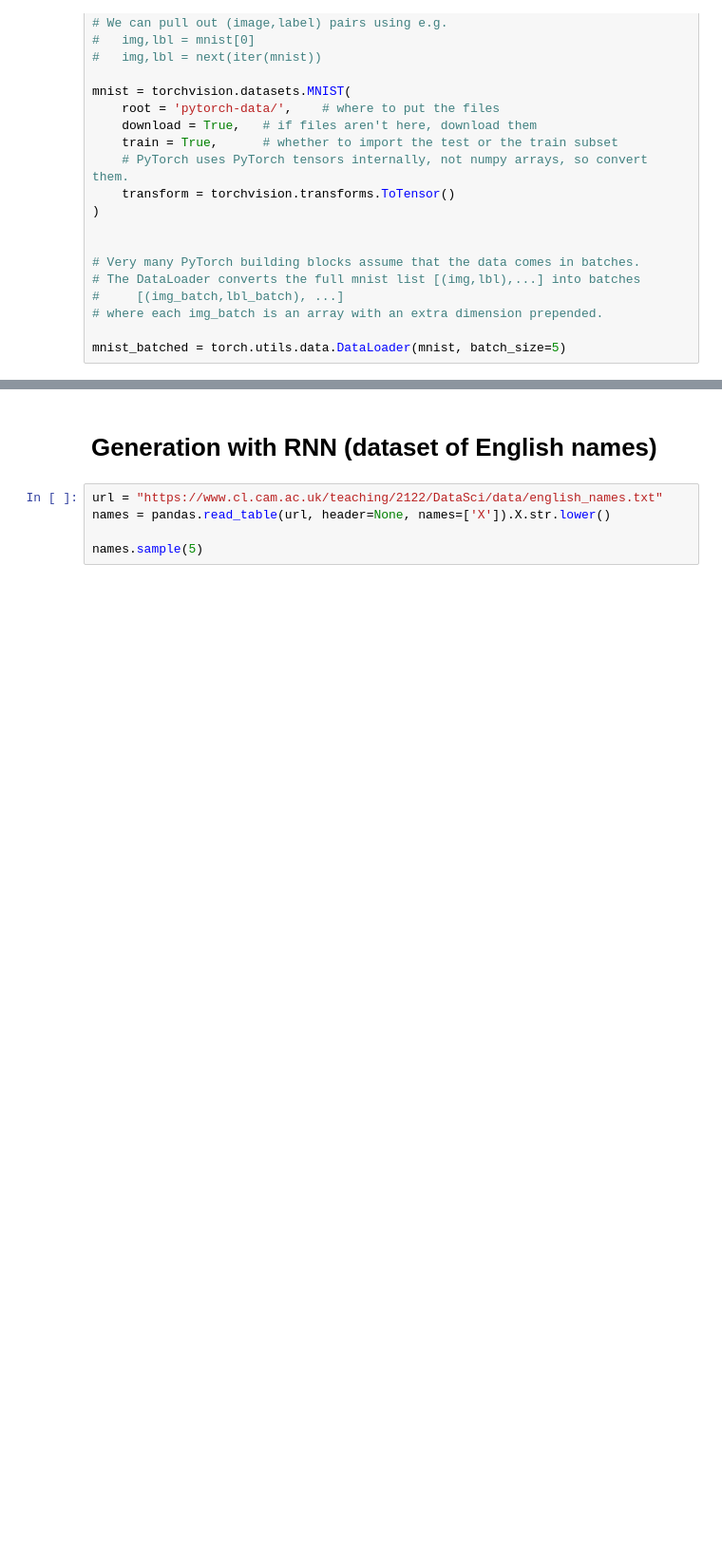
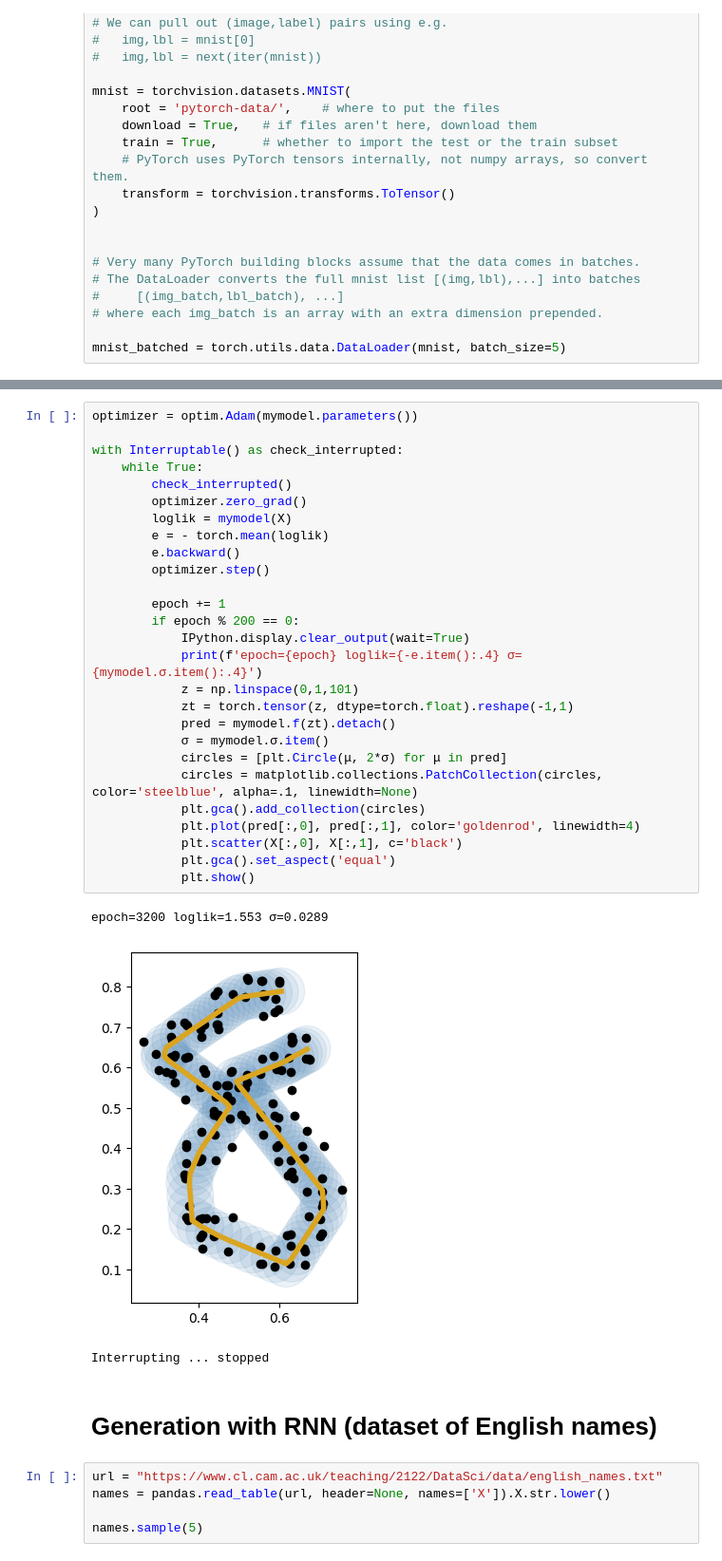
Before and after one commit to damonjw/datasci, a Jupyter notebook: nn.ipynb, the cells around one changed output, grey strips where cells are left out. Shown at 95% size. Saved outputs shown, nothing was run; the diff lists cells and outputs as text; blank space fills up the shorter version.

```diff
--- a/nn.ipynb
+++ b/nn.ipynb
@@ -304,3 +290,34 @@ plt.show()
+# %%
+optimizer = optim.Adam(mymodel.parameters())
+
+with Interruptable() as check_interrupted:
+    while True:
+        check_interrupted()
+        optimizer.zero_grad()
+        loglik = mymodel(X)
+        e = - torch.mean(loglik)
+        e.backward()
+        optimizer.step()
+
+        epoch += 1
+        if epoch % 200 == 0:
+            IPython.display.clear_output(wait=True)
+            print(f'epoch={epoch} loglik={-e.item():.4} σ={mymodel.σ.item():.4}')
+            z = np.linspace(0,1,101)
+            zt = torch.tensor(z, dtype=torch.float).reshape(-1,1)
+            pred = mymodel.f(zt).detach()
+            σ = mymodel.σ.item()
+            circles = [plt.Circle(μ, 2*σ) for μ in pred]
+            circles = matplotlib.collections.PatchCollection(circles, color='steelblue', alpha=.1, linewidth=None)
+            plt.gca().add_collection(circles)
+            plt.plot(pred[:,0], pred[:,1], color='goldenrod', linewidth=4)
+            plt.scatter(X[:,0], X[:,1], c='black')
+            plt.gca().set_aspect('equal')
+            plt.show()
+# %% [output]
+epoch=3200 loglik=1.553 σ=0.0289
+[figure, added]
+Interrupting ... stopped
 # %% [markdown]
 # Generation with RNN (dataset of English names)
 # %%
```
Also changed, not shown: parts of 24 cells of this notebook.
